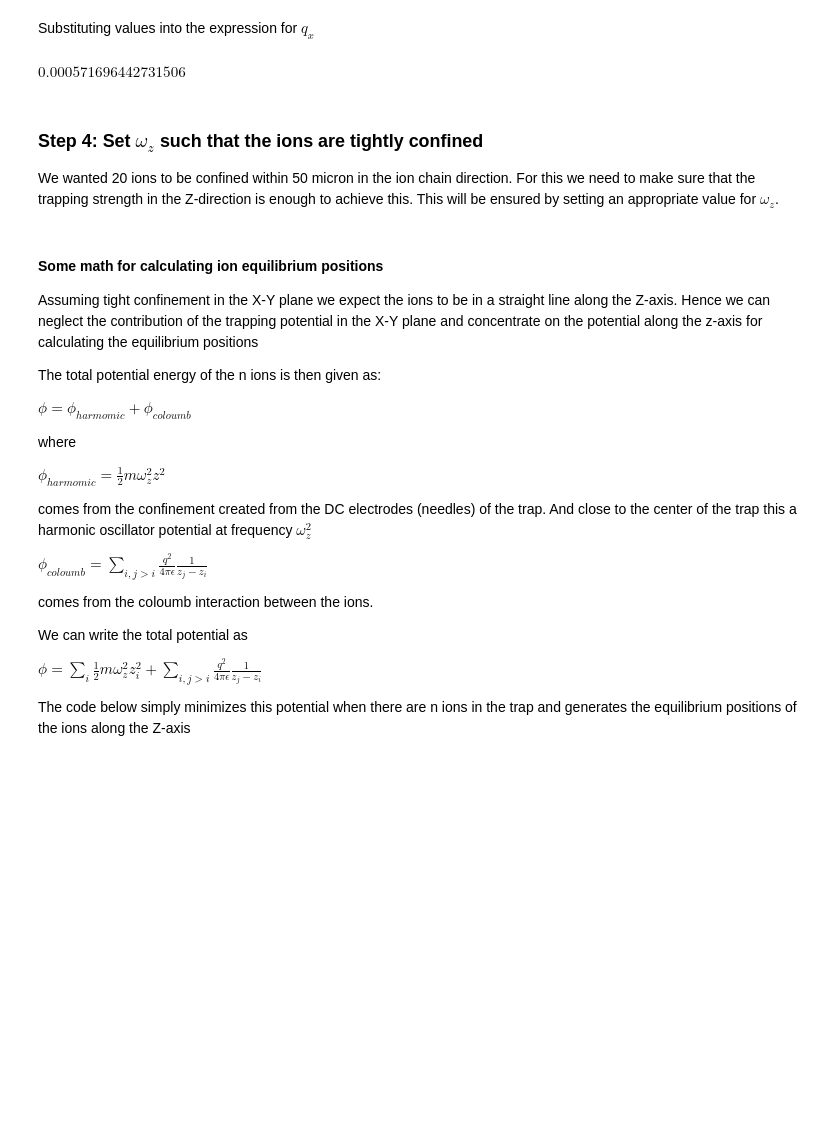
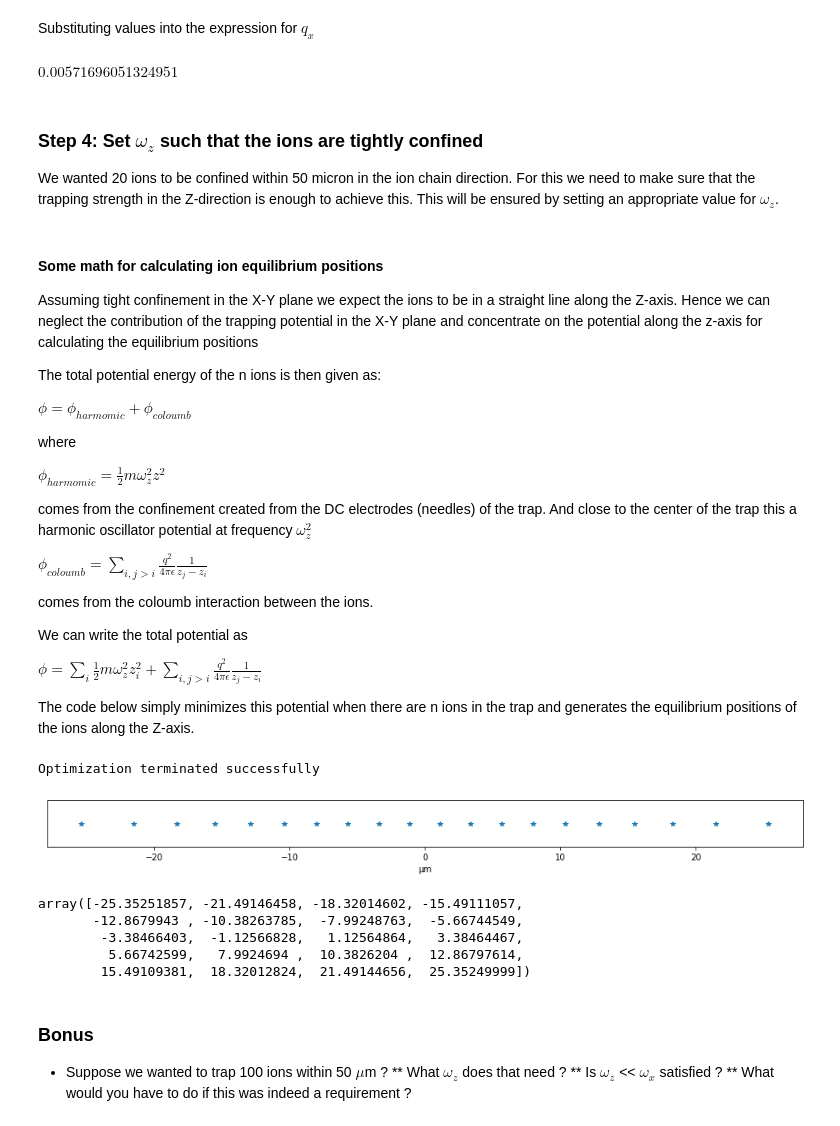
Before and after one commit to nik2111/USEQIP2022_ion_trap_tutorial, a Jupyter notebook: Design an ion trap for Yb.ipynb, the cells around one changed output. Cells and saved outputs as stored; diff of their text form; code cells hidden in the pictures; blank space fills up the shorter version.

Commit message:
Added bonus question

```diff
--- a/Design an ion trap for Yb.ipynb
+++ b/Design an ion trap for Yb.ipynb
@@ -67,10 +67,10 @@ $\displaystyle 11116.8792534098$
 # %% [markdown]
 Substituting values into the expression for $q_x$
 # %%
-(q_x.subs([(V,200),(q,1.60217662*(10**(-19) ) ),(R,5E-3),\
-          (m,2.8395214559472*10**(-25)) , (Omega,2*sp.pi*20E6)])).evalf() # everything in SI units
+(q_x.subs([(V,200),(q,e),(R,5E-3),\
+          (m,171*amu) , (Omega,2*sp.pi*20E6)])).evalf() # everything in SI units
 # %% [output]
-$\displaystyle 0.000571696442731506$
+$\displaystyle 0.00571696051324951$
 # %% [markdown]
 ### Step 4: Set $\omega_z$ such that the ions are tightly confined
 We wanted 20 ions to be confined within 50 micron in the ion chain direction. For this we need to make sure that the trapping strength in the Z-direction is enough to achieve this. This will be ensured by setting an appropriate value for $\omega_z$.
@@ -96,7 +96,7 @@ We can write the total potential as
 
 $\phi = \sum_i \frac{1}{2} m \omega_z^2 z_i^2 + \sum_{i,j>i} \frac{q^2}{4 \pi \epsilon}\frac{1}{z_j - z_i}$
 
-The code below simply minimizes this potential when there are n ions in the trap and generates the equilibrium positions of the ions along the Z-axis
+The code below simply minimizes this potential when there are n ions in the trap and generates the equilibrium positions of the ions along the Z-axis.
 # %%
 # Run this cell and IGNORE the code.
 # This is only required to make sure the optimizer work
@@ -155,4 +155,25 @@ def plot_ideal_positions(n_ions,z_guess,z_freq):
     plt.show()
 
     return res.x
+# %%
+# vary n and w_z to see how the ion positions change
+# find w_z for which 20 ions are confined within 50 microns
+n = 20
+z_guess = np.linspace(-35,35,n) # change initial guess if things fail
+w_z = 0.32*10**6 # this is freq not angular freq hence no 2*pi
+plot_ideal_positions(n,z_guess,z_freq=w_z)
+# %% [output]
+Optimization terminated successfully
+[figure, added]
+array([-25.35251857, -21.49146458, -18.32014602, -15.49111057,
+       -12.8679943 , -10.38263785,  -7.99248763,  -5.66744549,
+        -3.38466403,  -1.12566828,   1.12564864,   3.38464467,
+         5.66742599,   7.9924694 ,  10.3826204 ,  12.86797614,
+        15.49109381,  18.32012824,  21.49144656,  25.35249999])
+# %% [markdown]
+### Bonus
+* Suppose we wanted to trap 100 ions within 50 $\mu$m ?
+** What $\omega_z$ does that need ?
+** Is $\omega_z$ << $\omega_x$ satisfied ?
+** What would you have to do if this was indeed a requirement ?
 # %%
```
Also changed, not shown: parts of 5 cells of this notebook.
